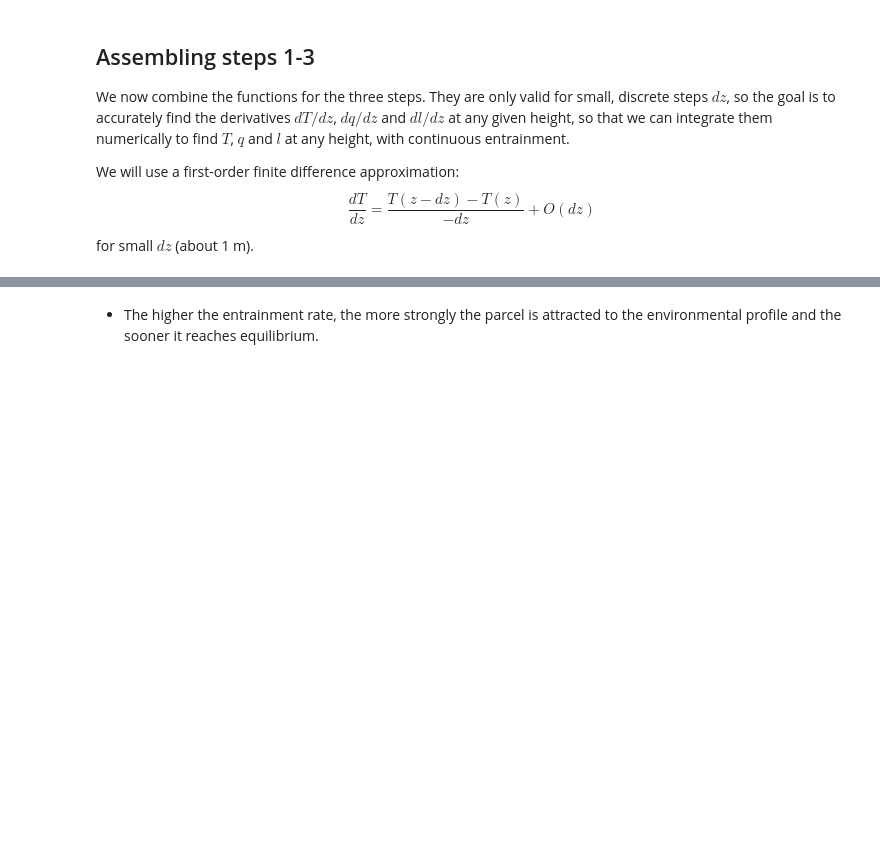
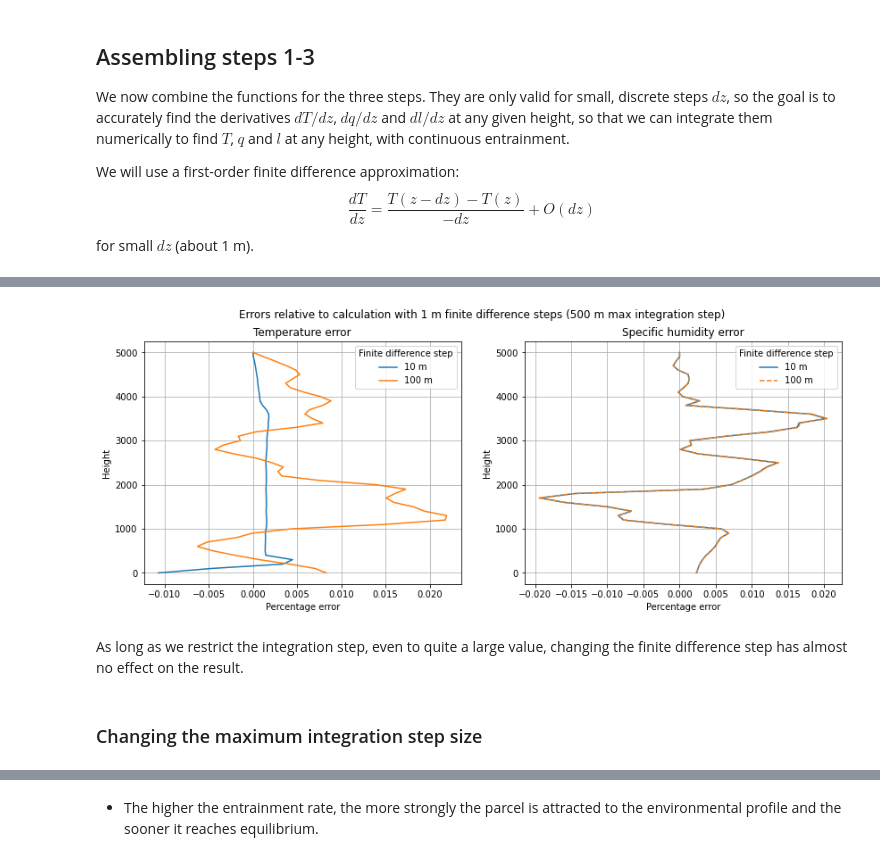
Before and after one commit to tschanzer/taste-of-research-21T3, a Jupyter notebook: notebooks/20210929_entrainment/20210929_entrainment.ipynb, the cells around one changed output, grey strips where cells are left out. Cells and saved outputs as stored; diff of their text form; code cells hidden in the pictures; blank space fills up the shorter version.

```diff
--- a/notebooks/20210929_entrainment/20210929_entrainment.ipynb
+++ b/notebooks/20210929_entrainment/20210929_entrainment.ipynb
@@ -291,0 +335,13 @@ def entrainment_profile(
+# %%
+height = np.arange(5000, -1, -100)*units.meter
+# %%
+%%time
+t1, q1, l1 = entrainment_profile(
+    height, -10*units.celsius, 1e-3, 0, 1.0/units.km, dz=1*units.m,
+    max_step=500)
+t2, q2, l2 = entrainment_profile(
+    height, -10*units.celsius, 1e-3, 0, 1.0/units.km, dz=10*units.m,
+    max_step=500)
+t3, q3, l3 = entrainment_profile(
+    height, -10*units.celsius, 1e-3, 0, 1.0/units.km, dz=100*units.m,
+    max_step=500)
@@ -291,0 +351,35 @@ def entrainment_profile(
+# %%
+fig = plt.figure(figsize=(14,5))
+
+ax = fig.add_subplot(121)
+ax.plot((t1 - t2)/t1*100, height, label='10 m')
+ax.plot((t1 - t3)/t1*100, height, label='100 m')
+ax.grid()
+lgd = ax.legend()
+lgd.set_title('Finite difference step')
+ax.set(
+    xlabel='Percentage error',
+    ylabel='Height',
+    title='Temperature error')
+
+ax = fig.add_subplot(122)
+ax.plot((q1 - q2)/q1*100, height, label='10 m')
+ax.plot((q1 - q3)/q1*100, height, '--', label='100 m')
+ax.grid()
+lgd = ax.legend()
+lgd.set_title('Finite difference step')
+ax.set(
+    xlabel='Percentage error',
+    ylabel='Height',
+    title='Specific humidity error')
+
+fig.suptitle('Errors relative to calculation with 1 m finite difference steps '
+             '(500 m max integration step)')
+fig.tight_layout
+plt.show()
+# %% [output]
+[figure, added]
+# %% [markdown]
+As long as we restrict the integration step, even to quite a large value, changing the finite difference step has almost no effect on the result.
+# %% [markdown]
+### Changing the maximum integration step size
```
Also changed, not shown: parts of 61 cells of this notebook, 1 other file.
